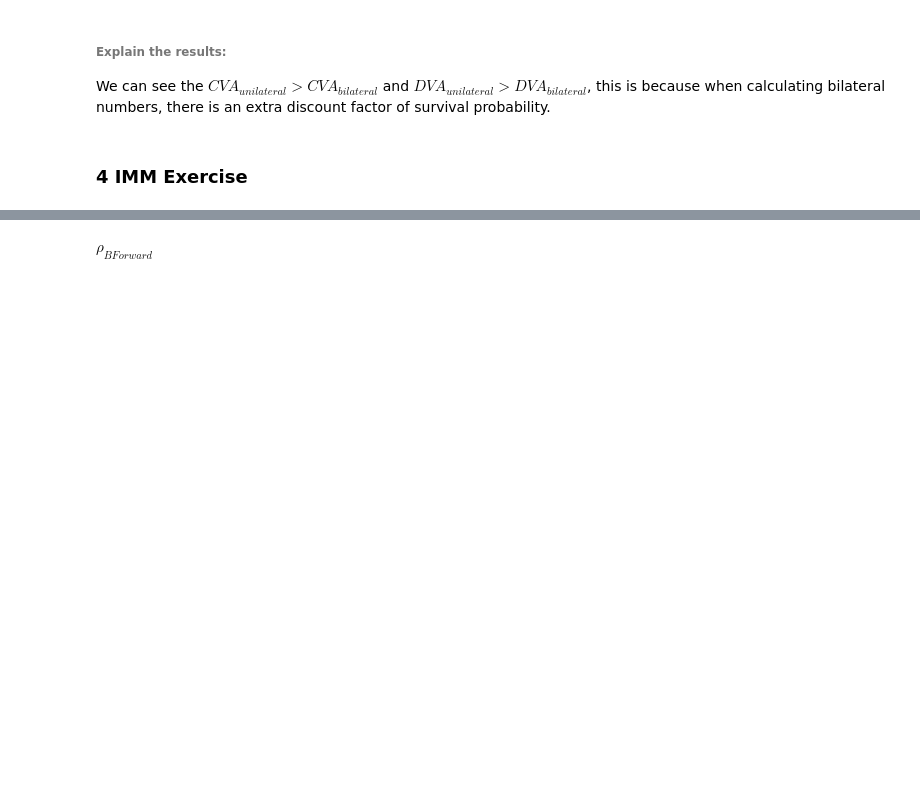
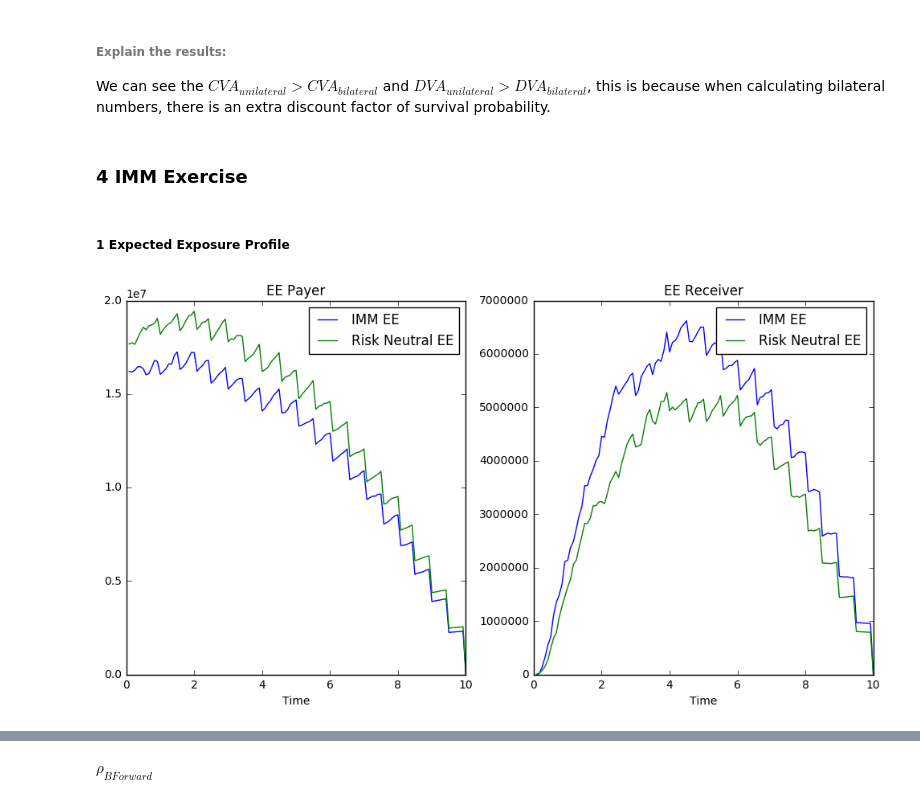
Before and after one commit to lejingxu/CVA_IMM_RegulationProject, a Jupyter notebook: Regulation_Project_Group_4-Copy1.ipynb, the cells around one changed output, grey strips where cells are left out. Cells and saved outputs as stored; diff of their text form; code cells hidden in the pictures; blank space fills up the shorter version.

```diff
--- a/Regulation_Project_Group_4-Copy1.ipynb
+++ b/Regulation_Project_Group_4-Copy1.ipynb
@@ -404,0 +468,25 @@ We can see the $CVA_{unilateral}>CVA_{bilateral}$ and $DVA_{unilateral}>DVA_{bil
+# %% [markdown]
+##### 1 Expected Exposure Profile
+# %%
+switch_collateral = False
+switch_downProv = False
+collateral = 0
+D = 0
+PVEE_payer_IMM,EE_payer_IMM = calculatePVEE(lbdaBs,lbdaCs_IMM,P_OISs_IMM,X_Cs_IMM,prices_payer_IMM,switch_collateral,switch_downProv,collateral,D)
+PVEE_receiver_IMM,EE_receiver_IMM = calculatePVEE(lbdaBs,lbdaCs_IMM,P_OISs_IMM,X_Cs_IMM,prices_receiver_IMM,switch_collateral,switch_downProv,collateral,D)
+
+plt.figure(figsize=[12,6])
+plt.subplot(1,2,1)
+plt.plot(ts,EE_payer_IMM,ts,EE_payer)
+plt.xlabel('Time')
+plt.legend(['IMM EE','Risk Neutral EE'])
+plt.title('EE Payer')
+plt.subplot(1,2,2)
+plt.plot(ts,EE_receiver_IMM,ts,EE_receiver)
+plt.xlabel('Time')
+plt.legend(['IMM EE','Risk Neutral EE'])
+plt.title('EE Receiver')
+plt.savefig('4_1.png')
+plt.show()
+# %% [output]
+[figure, added]
```
Also changed, not shown: parts of 22 cells of this notebook, 3 other files.
